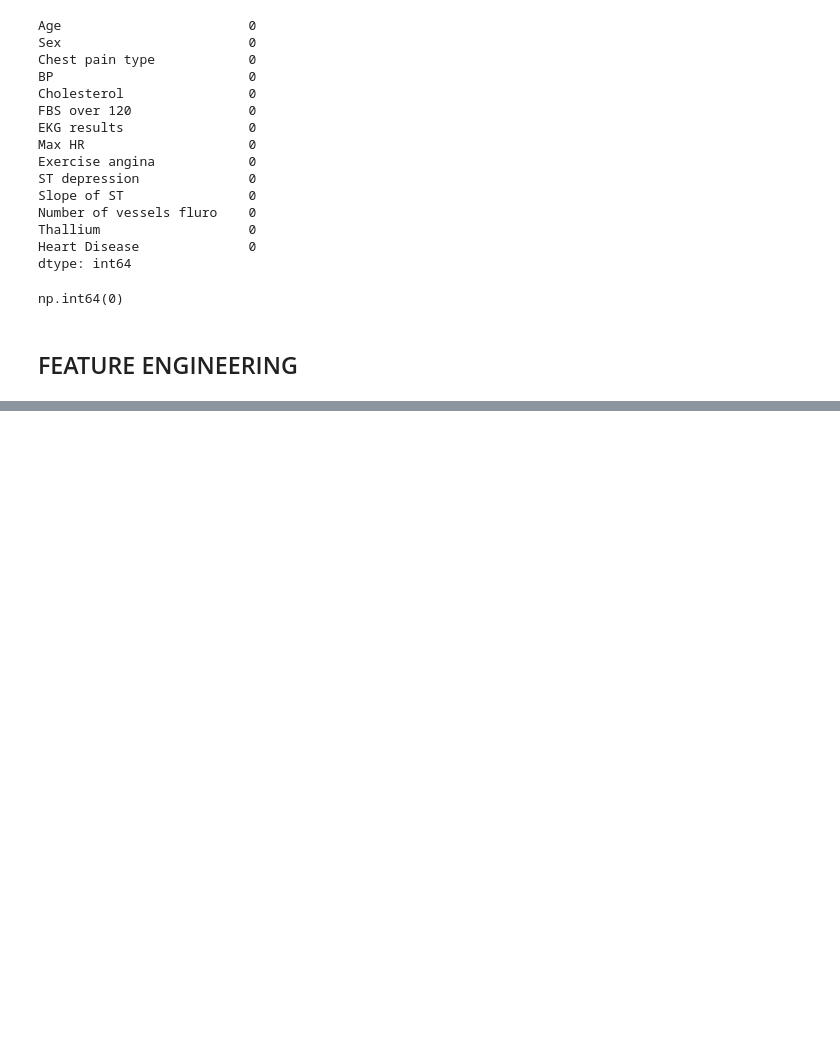
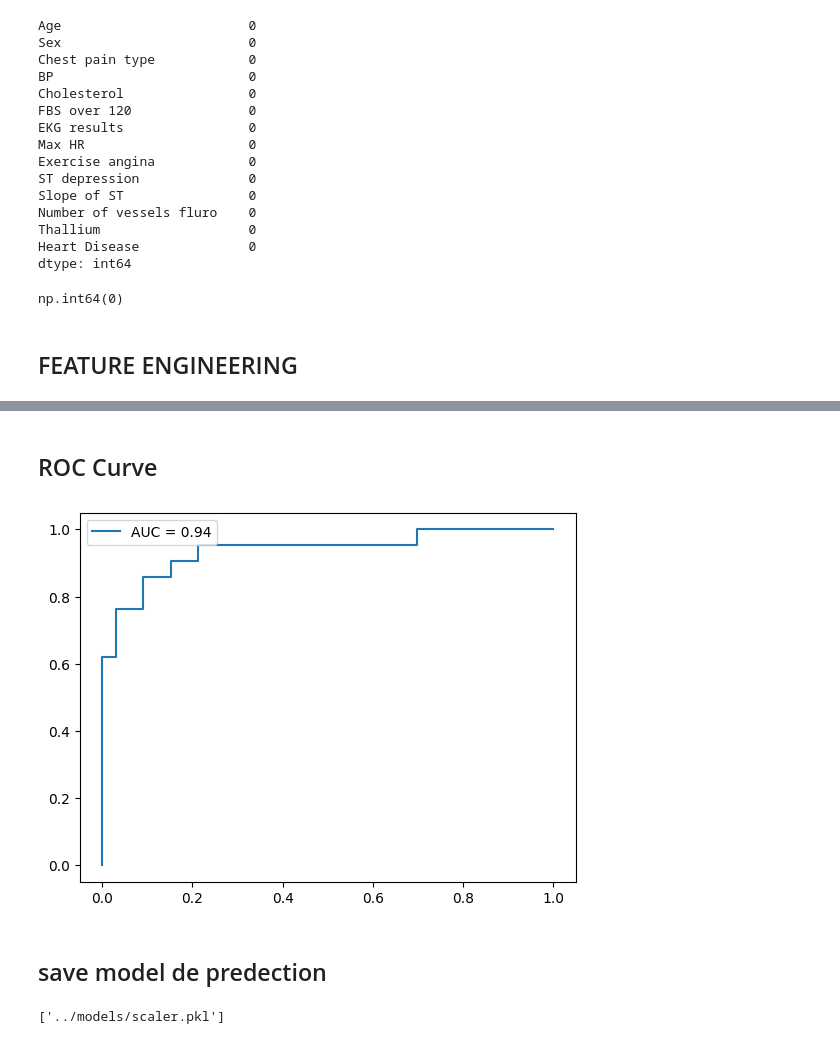
Before and after one commit to Saidouchrif/heart-disease-classification-pipeline, a Jupyter notebook: Analayse/heart_disease_pipeline.ipynb, the cells around one changed output, grey strips where cells are left out. Drawn from its saved outputs; the diff is of its cells as text; code cells hidden in the pictures; blank space fills up the shorter version.

Commit message:
version de code avec save de model

```diff
--- a/Analayse/heart_disease_pipeline.ipynb
+++ b/Analayse/heart_disease_pipeline.ipynb
@@ -109,0 +137,7 @@ df["age_group"] = df["Age"] // 10
+# %%
+X = df.drop("Heart Disease", axis=1)
+y = df["Heart Disease"]
+
+X_train, X_test, y_train, y_test = train_test_split(
+    X, y, test_size=0.2, random_state=42
+)
@@ -109,0 +146,7 @@ df["age_group"] = df["Age"] // 10
+# %%
+from sklearn.preprocessing import StandardScaler
+
+scaler = StandardScaler()
+
+X_train = scaler.fit_transform(X_train)
+X_test = scaler.transform(X_test)
@@ -109,0 +155,3 @@ df["age_group"] = df["Age"] // 10
+# %%
+smote = SMOTE()
+X_train, y_train = smote.fit_resample(X_train, y_train)
@@ -109,0 +160,3 @@ df["age_group"] = df["Age"] // 10
+# %%
+model = LogisticRegression()
+model.fit(X_train, y_train)
@@ -109,0 +182,20 @@ df["age_group"] = df["Age"] // 10
+# %% [markdown]
+## ROC Curve
+# %%
+y_prob = model.predict_proba(X_test)[:,1]
+
+fpr, tpr, _ = roc_curve(y_test, y_prob)
+roc_auc = auc(fpr, tpr)
+
+plt.plot(fpr, tpr, label="AUC = %0.2f" % roc_auc)
+plt.legend()
+plt.show()
+# %% [output]
+[figure, added]
+# %% [markdown]
+## save model de predection
+# %%
+joblib.dump(model, "../models/heart_model.pkl")
+joblib.dump(scaler, "../models/scaler.pkl")
+# %% [output]
+['../models/scaler.pkl']
```
Also changed, not shown: parts of 10 cells of this notebook, 3 other files.
